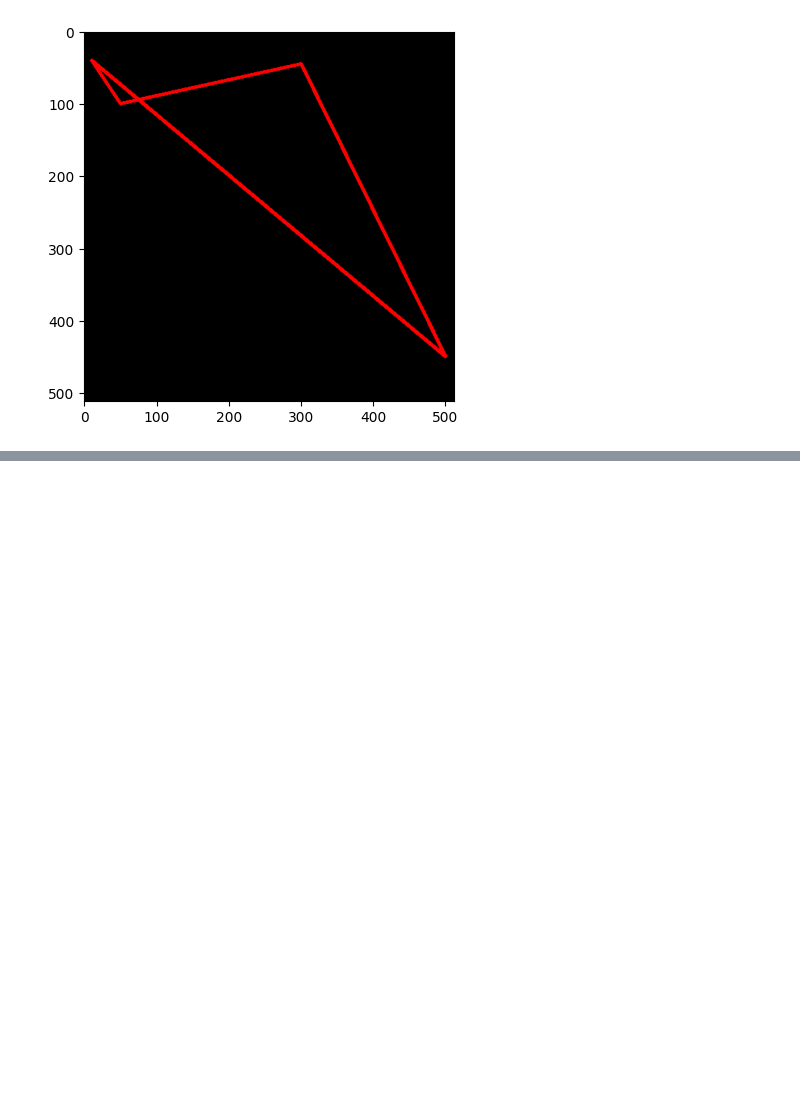
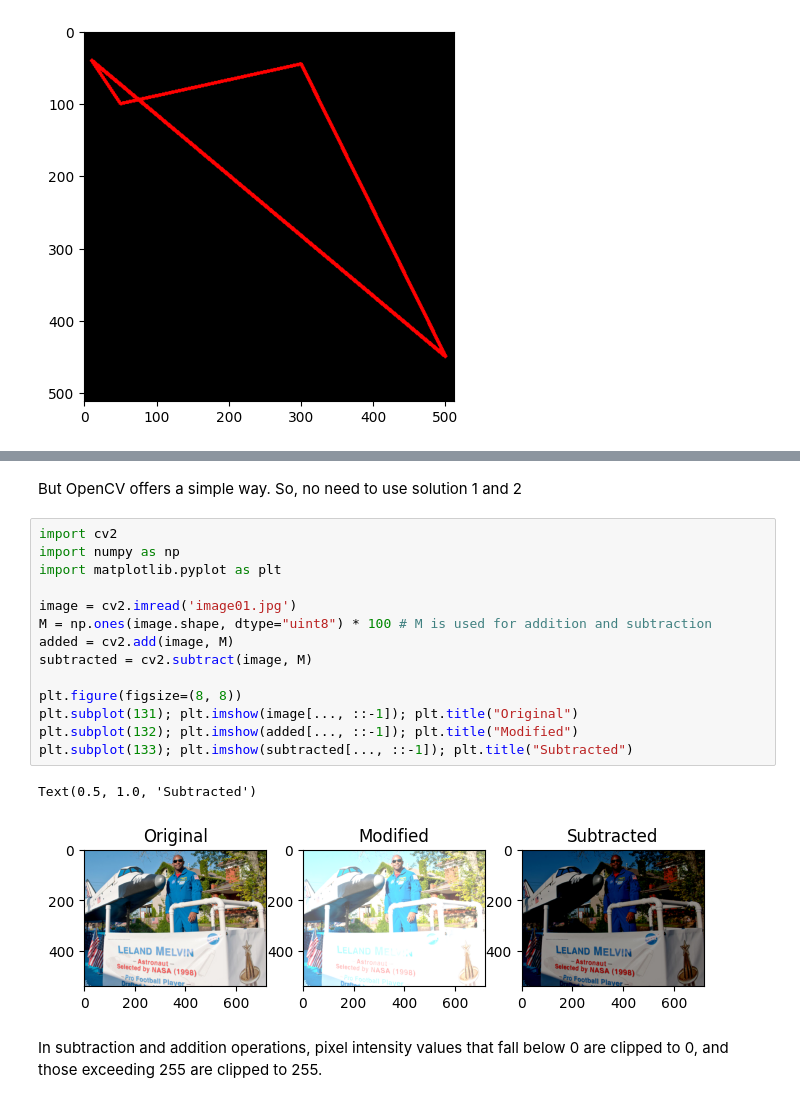
Before and after one commit to dsal/Computer-Vision, a Jupyter notebook: 02_Getting_Started_B.ipynb, the cells around one changed output, grey strips where cells are left out. Saved outputs shown, nothing was run; the diff lists cells and outputs as text; blank space fills up the shorter version.

```diff
--- a/02_Getting_Started_B.ipynb
+++ b/02_Getting_Started_B.ipynb
@@ -221,0 +316,21 @@ cv2.destroyAllWindows()
+# %% [markdown]
+But OpenCV offers a simple way. So, no need to use solution 1 and 2
+# %%
+import cv2
+import numpy as np
+import matplotlib.pyplot as plt
+
+image = cv2.imread('image01.jpg')
+M = np.ones(image.shape, dtype="uint8") * 100 # M is used for addition and subtraction
+added = cv2.add(image, M)
+subtracted = cv2.subtract(image, M)
+
+plt.figure(figsize=(8, 8))
+plt.subplot(131); plt.imshow(image[..., ::-1]); plt.title("Original")
+plt.subplot(132); plt.imshow(added[..., ::-1]); plt.title("Modified")
+plt.subplot(133); plt.imshow(subtracted[..., ::-1]); plt.title("Subtracted")
+# %% [output]
+Text(0.5, 1.0, 'Subtracted')
+[figure, added]
+# %% [markdown]
+In subtraction and addition operations, pixel intensity values that fall below 0 are clipped to 0, and those exceeding 255 are clipped to 255.
```
Also changed, not shown: parts of 19 cells of this notebook.
